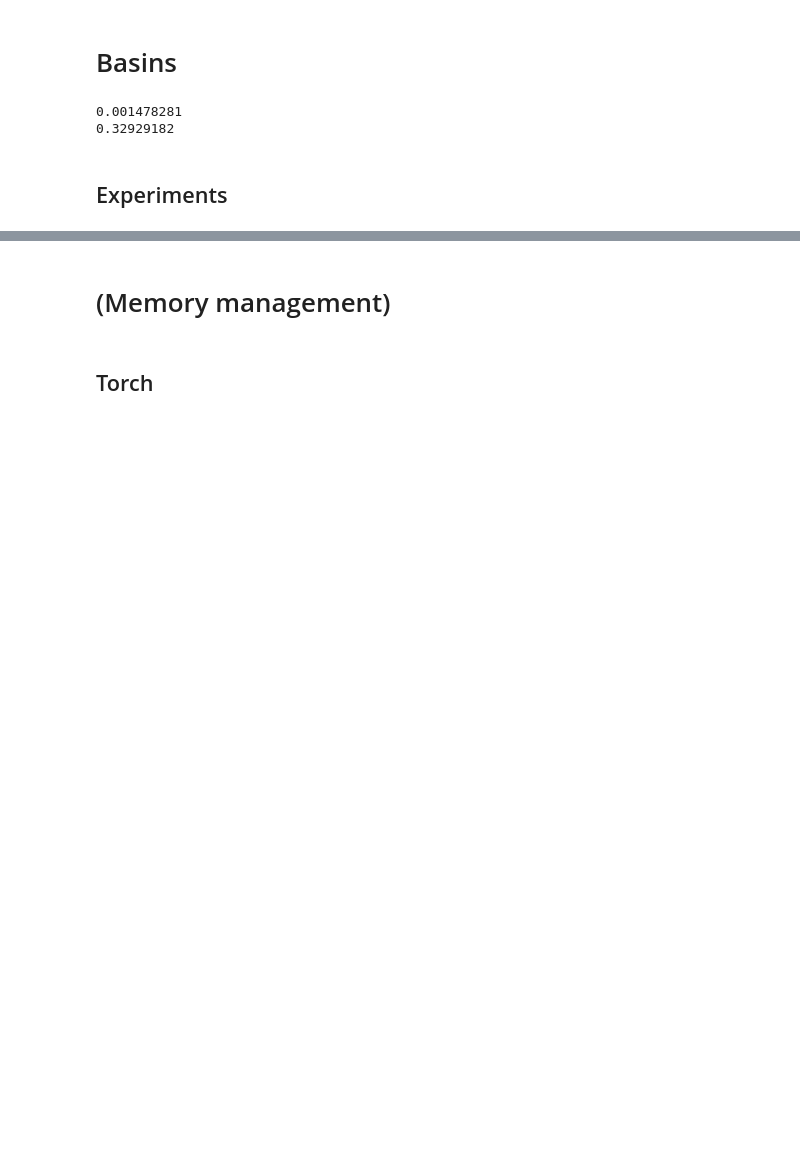
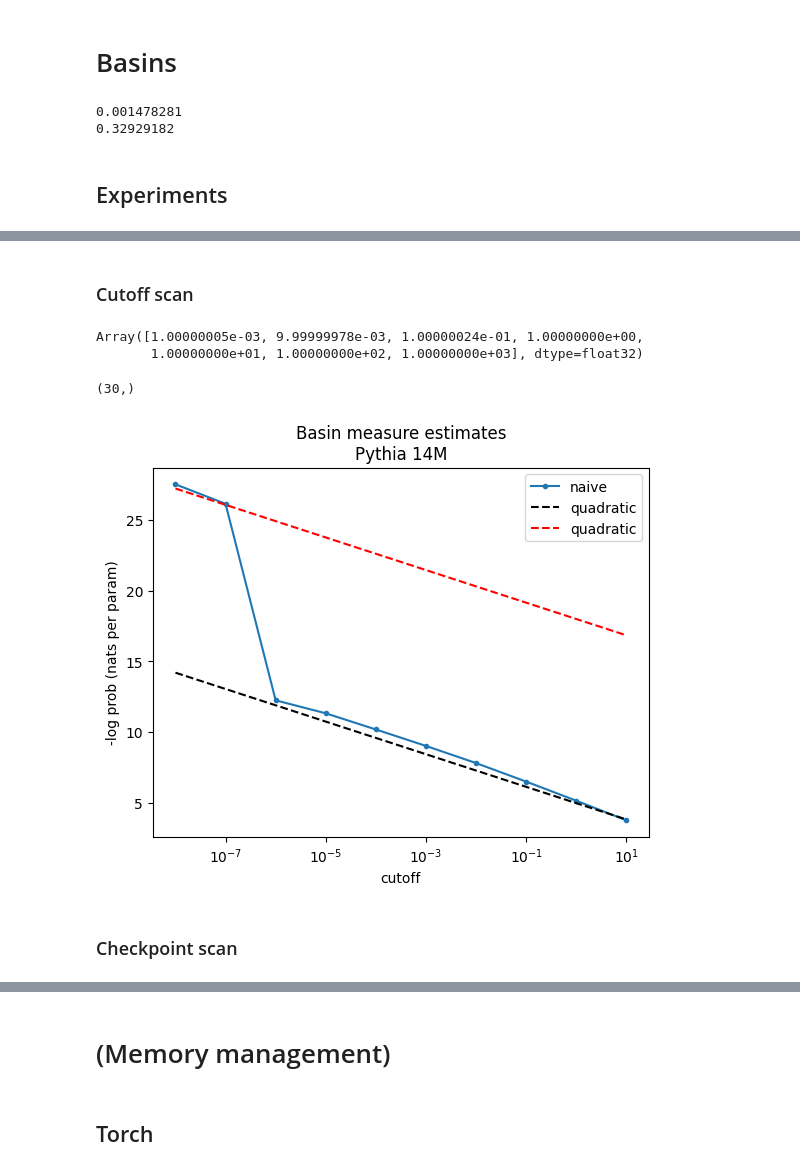
Before and after one commit to EleutherAI/basin-volume, a Jupyter notebook: notebooks/pythia.ipynb, the cells around one changed output, grey strips where cells are left out. Saved outputs shown, nothing was run; the diff lists cells and outputs as text; code cells hidden in the pictures; blank space fills up the shorter version.

```diff
--- a/notebooks/pythia.ipynb
+++ b/notebooks/pythia.ipynb
@@ -316,0 +324,7 @@ plt.show()
+# %% [markdown]
+### Cutoff scan
+# %%
+logspace(1e-3, 1e3, 7)
+# %% [output]
+Array([1.00000005e-03, 9.99999978e-03, 1.00000024e-01, 1.00000000e+00,
+       1.00000000e+01, 1.00000000e+02, 1.00000000e+03], dtype=float32)
@@ -316,0 +333,37 @@ plt.show()
+# %%
+result_size = 30
+cutoffs = logspace(1e-8, 1e1, 10)
+
+for i, cutoff in tqdm(enumerate(cutoffs)):
+    RESULTS[f"cutoff_{i}"] = get_estimates_vectorized_gauss(result_size,
+                                                  batch_size=1,
+                                                  sigma=sigma_params,
+                                                  fn=kl_fn,
+                                                  params=trained_params_j,
+                                                  cutoff=cutoff,
+                                                  tol=100., #0.1,
+                                                  debug=False,
+                                                  torch_model=True,
+                                                 )
+# %%
+model_dim = trained_params_j.shape[0]
+# %%
+RESULTS['cutoff_3'].estimates.shape
+# %% [output]
+(30,)
+# %%
+aggs = [aggregate(RESULTS[f"cutoff_{i}"].estimates) for i in range(len(cutoffs))]
+
+plt.plot(cutoffs, -jnp.array(aggs) / model_dim, '.-', label='naive')
+plt.plot(cutoffs, -1 / 2 * (jnp.log(cutoffs) - 10), 'k--', label='quadratic')
+plt.plot(cutoffs, -1 / 2 * (jnp.log(cutoffs) - 36), 'r--', label='quadratic')
+plt.xscale('log')
+plt.legend()
+plt.xlabel('cutoff')
+plt.ylabel('-log prob (nats per param)')
+plt.title('Basin measure estimates\nPythia 14M')
+plt.show()
+# %% [output]
+[figure, added]
+# %% [markdown]
+### Checkpoint scan
```
Also changed, not shown: parts of 14 cells of this notebook.
